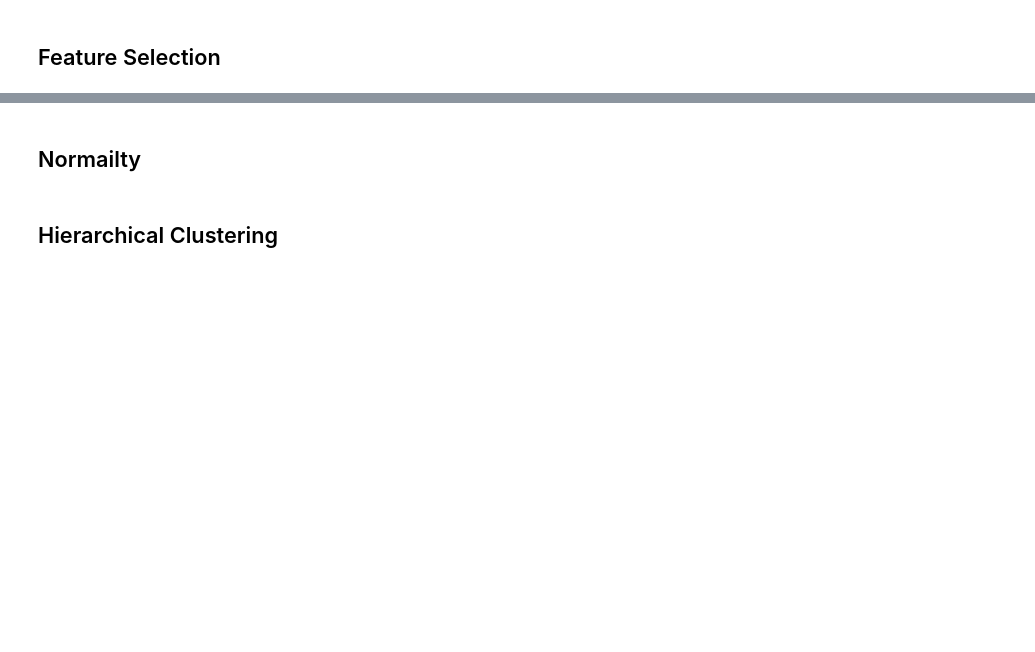
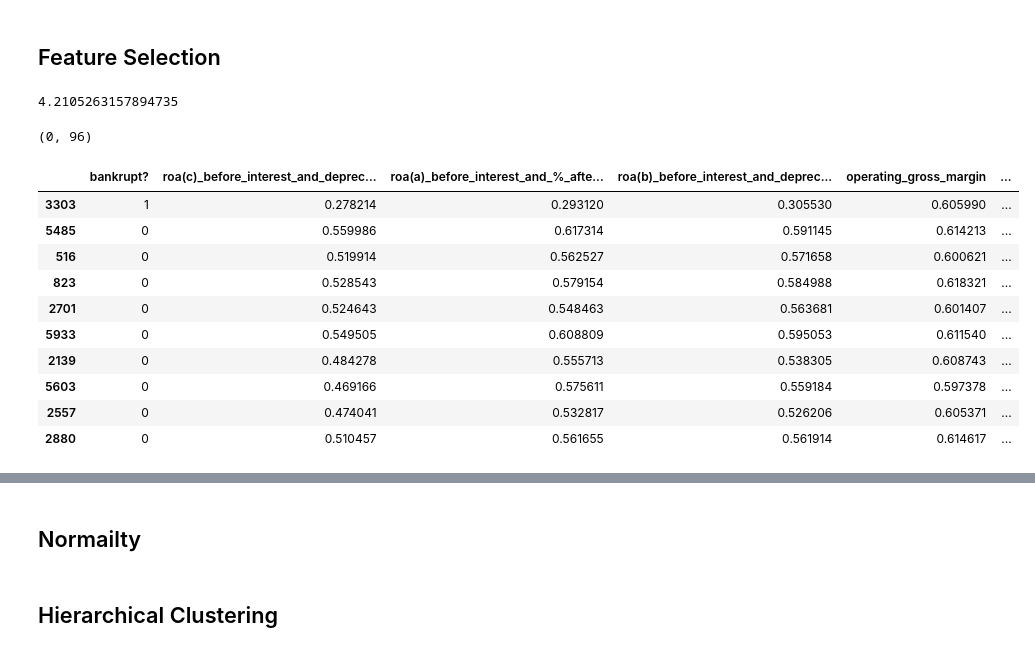
Before and after one commit to suchirmm/predictive_ml_, a Jupyter notebook: company_failure_prediction.ipynb, the cells around one changed output, grey strips where cells are left out. Cells and saved outputs as stored; diff of their text form; code cells hidden in the pictures; blank space fills up the shorter version.

```diff
--- a/company_failure_prediction.ipynb
+++ b/company_failure_prediction.ipynb
@@ -499,0 +616,7 @@ df.head()
+# %%
+# See the percentage of normal features
+# Here only 4% of the features are normally
+# So here we will have to use the robust scaler
+df_skew_kurt[(df_skew_kurt['skewness'] < 1) & (df_skew_kurt['skewness'] > 0)].shape[0] / df_skew_kurt.shape[0] * 100
+# %% [output]
+4.2105263157894735
@@ -500 +628,19 @@ df.head()
+# %%
+len(categorical_cols), len(numerical_cols)
+# %% [output]
+(0, 96)
+# %%
+df.sample(10)
+# %% [output]
+|  | bankrupt? | roa(c)_before_interest_and_deprec... | roa(a)_before_interest_and_%_afte... | roa(b)_before_interest_and_deprec... | operating_gross_margin | ... |
+| 3303 | 1 | 0.278214 | 0.293120 | 0.305530 | 0.605990 | ... |
+| 5485 | 0 | 0.559986 | 0.617314 | 0.591145 | 0.614213 | ... |
+| 516 | 0 | 0.519914 | 0.562527 | 0.571658 | 0.600621 | ... |
+| 823 | 0 | 0.528543 | 0.579154 | 0.584988 | 0.618321 | ... |
+| 2701 | 0 | 0.524643 | 0.548463 | 0.563681 | 0.601407 | ... |
+| 5933 | 0 | 0.549505 | 0.608809 | 0.595053 | 0.611540 | ... |
+| 2139 | 0 | 0.484278 | 0.555713 | 0.538305 | 0.608743 | ... |
+| 5603 | 0 | 0.469166 | 0.575611 | 0.559184 | 0.597378 | ... |
+| 2557 | 0 | 0.474041 | 0.532817 | 0.526206 | 0.605371 | ... |
+| 2880 | 0 | 0.510457 | 0.561655 | 0.561914 | 0.614617 | ... |
 # %%
```
Also changed, not shown: parts of 16 cells of this notebook.
